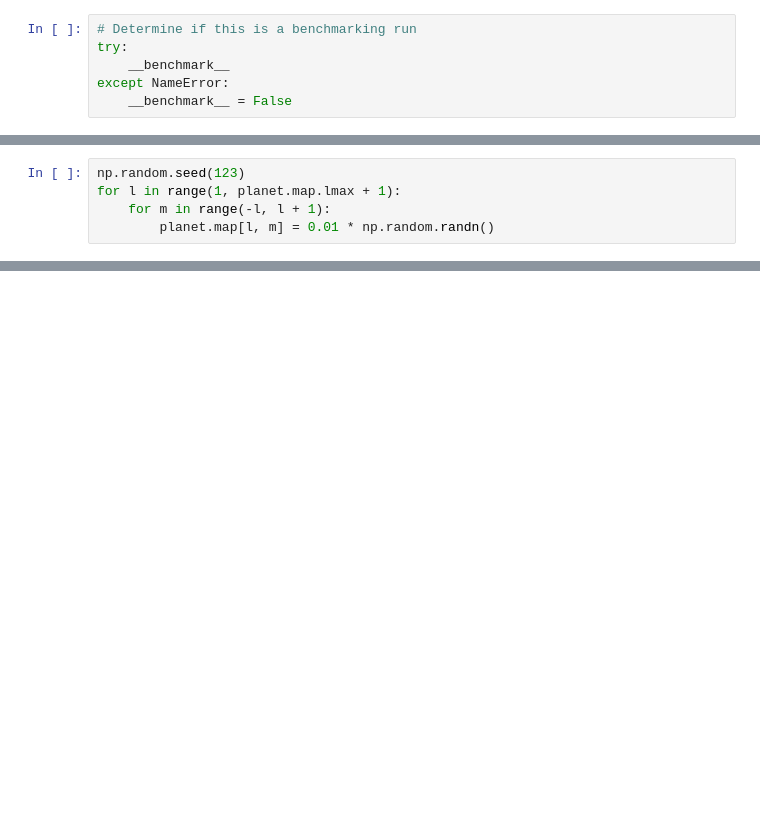
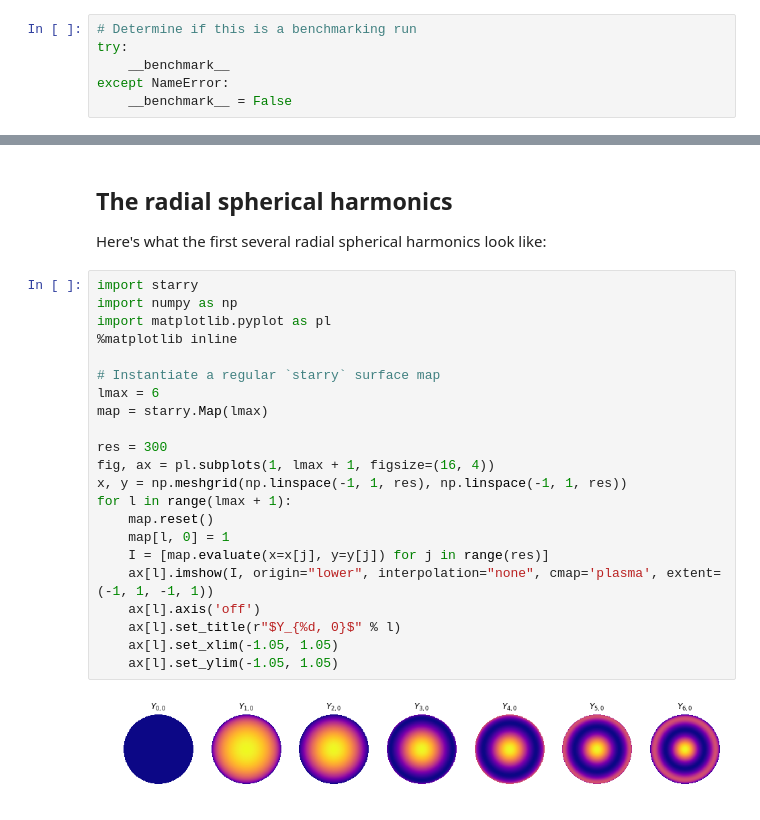
Before and after one commit to rodluger/starry, a Jupyter notebook: docs/tutorials/basics2.ipynb, the cells around one changed output, grey strips where cells are left out. Drawn from its saved outputs; the diff is of its cells as text; blank space fills up the shorter version.

```diff
--- a/docs/tutorials/basics2.ipynb
+++ b/docs/tutorials/basics2.ipynb
@@ -54,5 +6,0 @@ OK, the next thing we get to do is specify a planet map. For simplicity, let's j
-# %%
-np.random.seed(123)
-for l in range(1, planet.map.lmax + 1):
-    for m in range(-l, l + 1):
-        planet.map[l, m] = 0.01 * np.random.randn()
@@ -166,0 +10,28 @@ if __benchmark__:
+# %% [markdown]
+## The radial spherical harmonics
+
+Here's what the first several radial spherical harmonics look like:
+# %%
+import starry
+import numpy as np
+import matplotlib.pyplot as pl
+%matplotlib inline
+
+# Instantiate a regular `starry` surface map
+lmax = 6
+map = starry.Map(lmax)
+
+res = 300
+fig, ax = pl.subplots(1, lmax + 1, figsize=(16, 4))
+x, y = np.meshgrid(np.linspace(-1, 1, res), np.linspace(-1, 1, res))
+for l in range(lmax + 1):
+    map.reset()
+    map[l, 0] = 1
+    I = [map.evaluate(x=x[j], y=y[j]) for j in range(res)]
+    ax[l].imshow(I, origin="lower", interpolation="none", cmap='plasma', extent=(-1, 1, -1, 1))
+    ax[l].axis('off')
+    ax[l].set_title(r"$Y_{%d, 0}$" % l)
+    ax[l].set_xlim(-1.05, 1.05)
+    ax[l].set_ylim(-1.05, 1.05)
+# %% [output]
+[figure, added]
```
Also changed, not shown: parts of 66 cells of this notebook, 2 other files.
